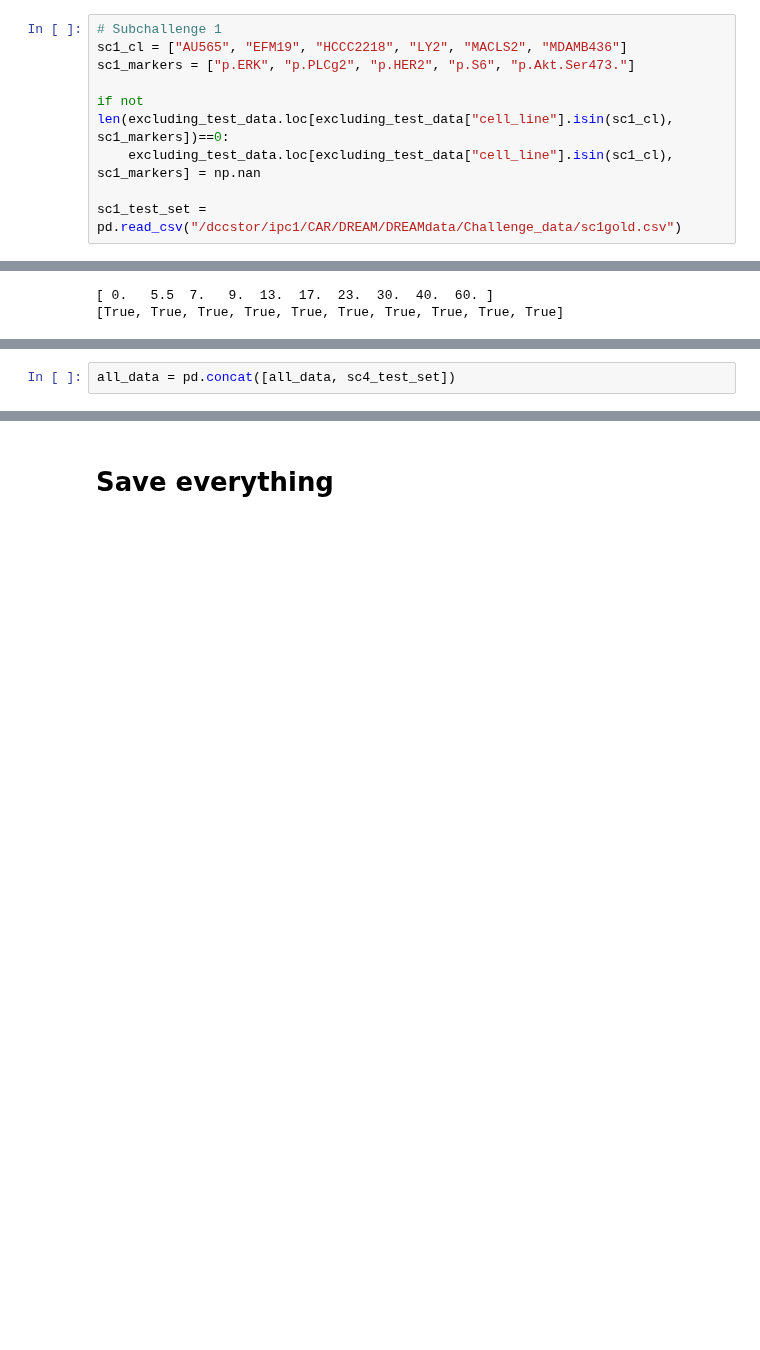
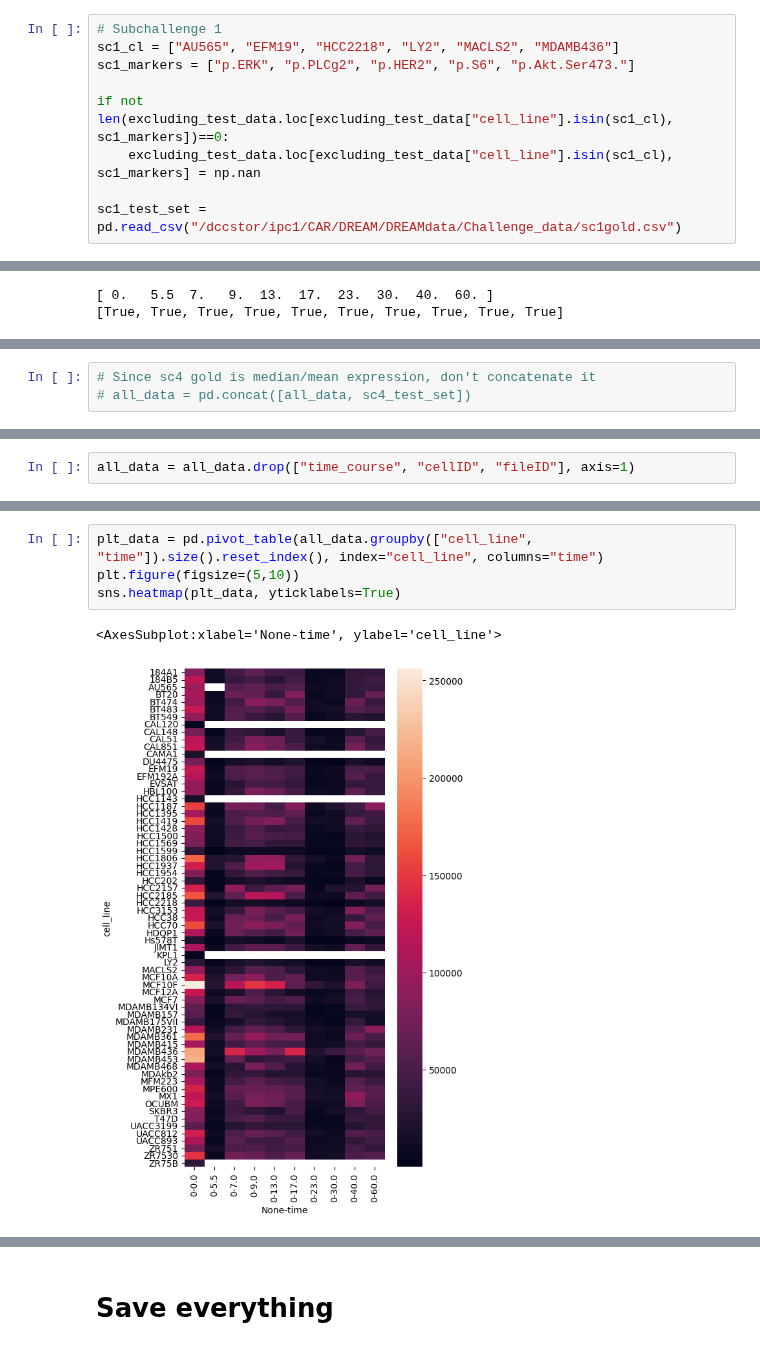
Before and after one commit to c-legac/biofuzznet, a Jupyter notebook: Notebooks/20230502_save_time_aligned_per_cell_line_and_challenge_data.ipynb, the cells around one changed output, grey strips where cells are left out. Drawn from its saved outputs; the diff is of its cells as text; blank space fills up the shorter version.

Commit message:
One Cell Line baselines
Signed-off-by: Alice Driessen <adr@zurich.ibm.com>

```diff
--- a/Notebooks/20230502_save_time_aligned_per_cell_line_and_challenge_data.ipynb
+++ b/Notebooks/20230502_save_time_aligned_per_cell_line_and_challenge_data.ipynb
@@ -41,6 +52,6 @@ excluding_test_data = all_data.copy()
 # %%
 # Subchallenge 1
-sc1_cl = ["AU565", "EFM19", "HCCC2218", "LY2", "MACLS2", "MDAMB436"]
+sc1_cl = ["AU565", "EFM19", "HCC2218", "LY2", "MACLS2", "MDAMB436"]
 sc1_markers = ["p.ERK", "p.PLCg2", "p.HER2", "p.S6", "p.Akt.Ser473."]
 
 if not len(excluding_test_data.loc[excluding_test_data["cell_line"].isin(sc1_cl), sc1_markers])==0:
@@ -158,3 +309,4 @@ sc4_test_set.to_csv("/dccstor/ipc1/CAR/DREAM/DREAMdata/Challenge_data/sc4_test_t
 # %%
-all_data = pd.concat([all_data, sc4_test_set])
+# Since sc4 gold is median/mean expression, don't concatenate it
+# all_data = pd.concat([all_data, sc4_test_set])
 # %%
@@ -163,0 +340,2 @@ array(['full', 'EGF', 'iEGFR', 'iMEK', 'iPI3K', 'iPKC'], dtype=object)
+# %%
+all_data = all_data.drop(["time_course", "cellID", "fileID"], axis=1)
@@ -163,0 +401,7 @@ array(['full', 'EGF', 'iEGFR', 'iMEK', 'iPI3K', 'iPKC'], dtype=object)
+# %%
+plt_data = pd.pivot_table(all_data.groupby(["cell_line", "time"]).size().reset_index(), index="cell_line", columns="time")
+plt.figure(figsize=(5,10))
+sns.heatmap(plt_data, yticklabels=True)
+# %% [output]
+<AxesSubplot:xlabel='None-time', ylabel='cell_line'>
+[figure, added]
```
Also changed, not shown: parts of 38 cells of this notebook, 14 other files.
